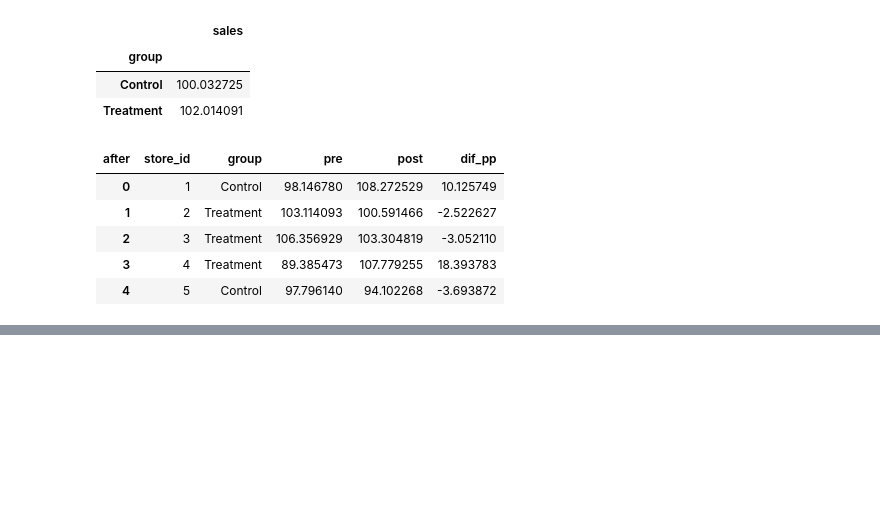
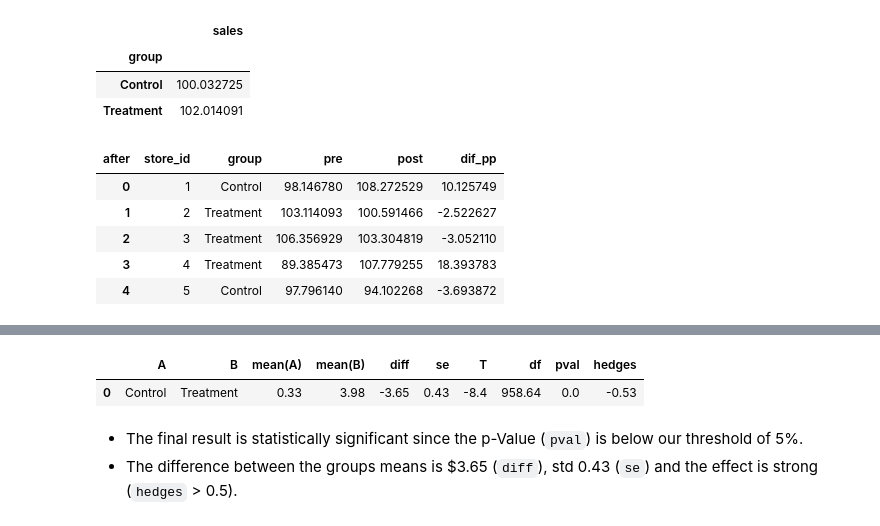
Before and after one commit to CodexploreRepo/ab-testing, a Jupyter notebook: notebooks/00-pre-post-treatment-test.ipynb, the cells around one changed output, grey strips where cells are left out. Saved outputs shown, nothing was run; the diff lists cells and outputs as text; code cells hidden in the pictures; blank space fills up the shorter version.

```diff
--- a/notebooks/00-pre-post-treatment-test.ipynb
+++ b/notebooks/00-pre-post-treatment-test.ipynb
@@ -120,0 +200,10 @@ df_pre_post.head()
+# %%
+# Performing Games-Howell Test
+pg.pairwise_gameshowell(data=df_pre_post, dv='dif_pp',
+                        between='group').round(2)
+# %% [output]
+|  | A | B | mean(A) | mean(B) | diff | se | T | df | pval | hedges |
+| 0 | Control | Treatment | 0.33 | 3.98 | -3.65 | 0.43 | -8.4 | 958.64 | 0.0 | -0.53 |
+# %% [markdown]
+- The final result is statistically significant since the p-Value (`pval`) is below our threshold of 5%.
+- The difference between the groups means is $3.65 (`diff`), std 0.43 (`se`) and the effect is strong (`hedges` > 0.5).
```
Also changed, not shown: parts of 27 cells of this notebook, 2 other files.
